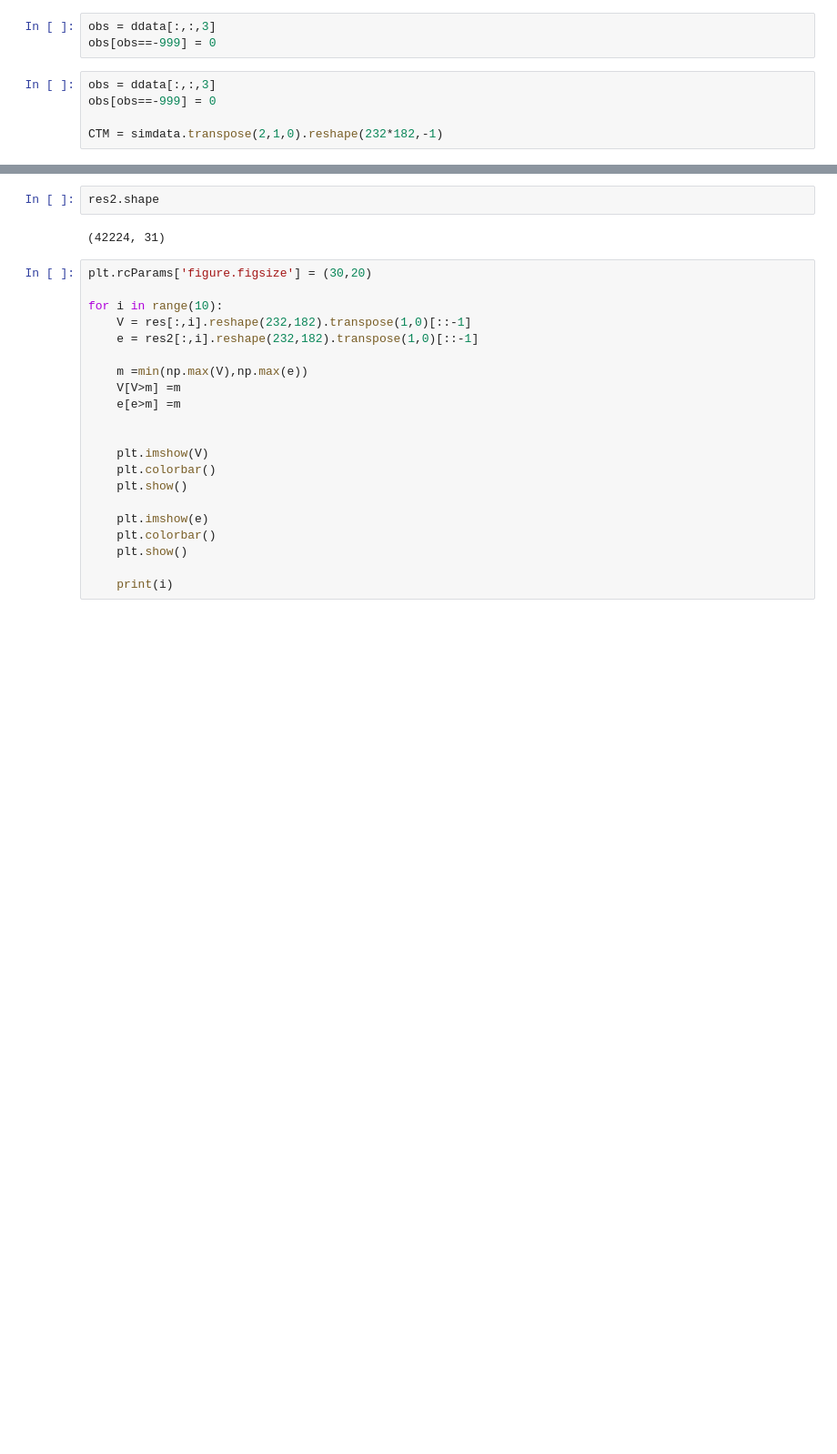
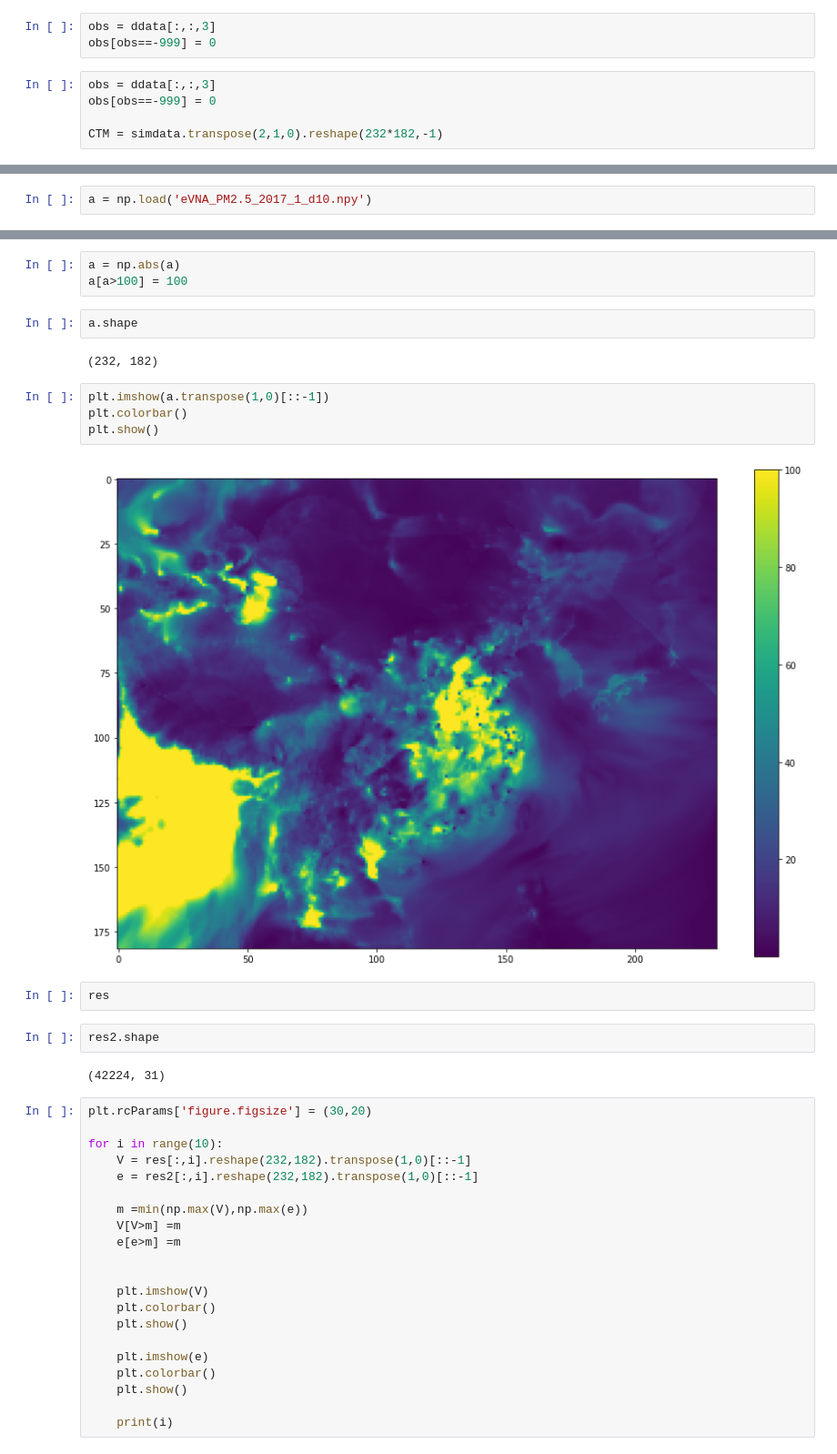
Before and after one commit to sky12807/InventoryOptimization, a Jupyter notebook: eVNA/Untitled.ipynb, the cells around one changed output, grey strips where cells are left out. Shown at 91% size. Drawn from its saved outputs; the diff is of its cells as text; blank space fills up the shorter version.

```diff
--- a/eVNA/Untitled.ipynb
+++ b/eVNA/Untitled.ipynb
@@ -120,0 +169,2 @@ res.shape
+# %%
+a = np.load('eVNA_PM2.5_2017_1_d10.npy')
@@ -121,3 +191,18 @@ res.shape
+# %%
+a = np.abs(a)
+a[a>100] = 100
+# %%
+a.shape
+# %% [output]
+(232, 182)
+# %%
+plt.imshow(a.transpose(1,0)[::-1])
+plt.colorbar()
+plt.show()
+# %% [output]
+[figure, added]
+# %%
+res
 # %%
 res2.shape
 # %% [output]
```
Also changed, not shown: parts of 16 cells of this notebook, 4 other files.
